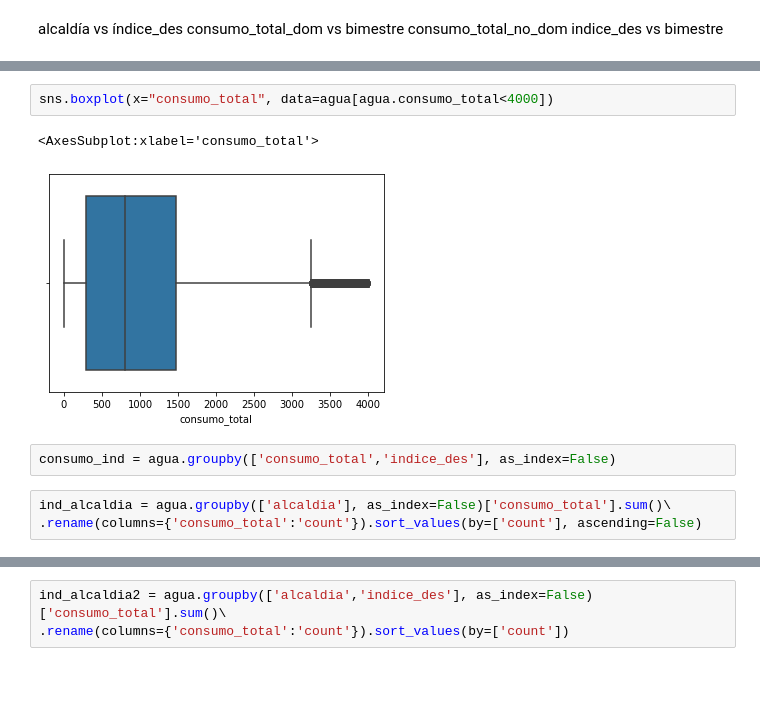
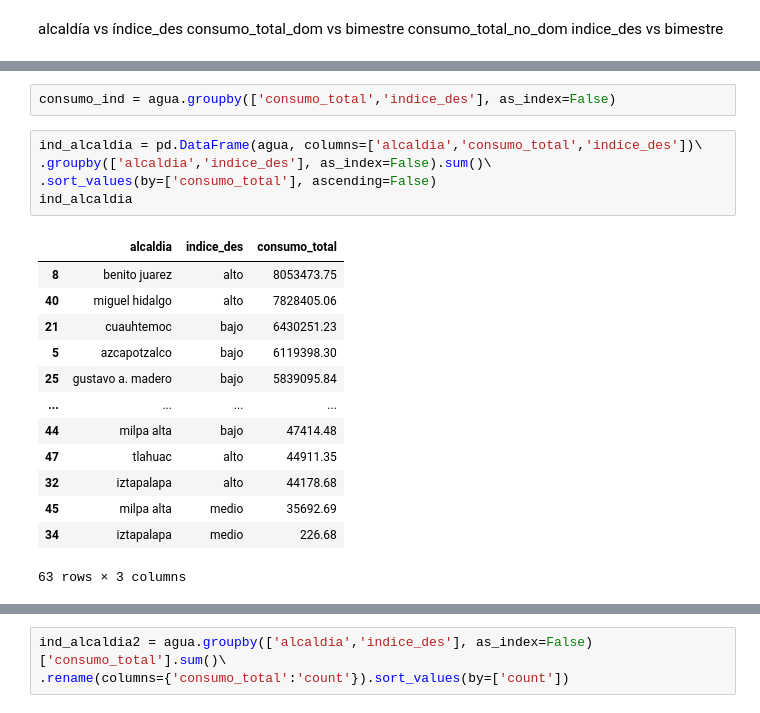
Before and after one commit to ElenaVillano/eda_geda_conagua, a Jupyter notebook: GEDA_Yus.ipynb, the cells around one changed output, grey strips where cells are left out. Cells and saved outputs as stored; diff of their text form; blank space fills up the shorter version.

```diff
--- a/GEDA_Yus.ipynb
+++ b/GEDA_Yus.ipynb
@@ -49,10 +27,21 @@ agua.shape[1]
-# %%
-sns.boxplot(x="consumo_total", data=agua[agua.consumo_total<4000])
-# %% [output]
-<AxesSubplot:xlabel='consumo_total'>
-[figure, removed]
 # %%
 consumo_ind = agua.groupby(['consumo_total','indice_des'], as_index=False)
 # %%
-ind_alcaldia = agua.groupby(['alcaldia'], as_index=False)['consumo_total'].sum()\
-.rename(columns={'consumo_total':'count'}).sort_values(by=['count'], ascending=False)
+ind_alcaldia = pd.DataFrame(agua, columns=['alcaldia','consumo_total','indice_des'])\
+.groupby(['alcaldia','indice_des'], as_index=False).sum()\
+.sort_values(by=['consumo_total'], ascending=False)
+ind_alcaldia
+# %% [output]
+|  | alcaldia | indice_des | consumo_total |
+| 8 | benito juarez | alto | 8053473.75 |
+| 40 | miguel hidalgo | alto | 7828405.06 |
+| 21 | cuauhtemoc | bajo | 6430251.23 |
+| 5 | azcapotzalco | bajo | 6119398.30 |
+| 25 | gustavo a. madero | bajo | 5839095.84 |
+| ... | ... | ... | ... |
+| 44 | milpa alta | bajo | 47414.48 |
+| 47 | tlahuac | alto | 44911.35 |
+| 32 | iztapalapa | alto | 44178.68 |
+| 45 | milpa alta | medio | 35692.69 |
+| 34 | iztapalapa | medio | 226.68 |
+63 rows × 3 columns
```
Also changed, not shown: parts of 7 cells of this notebook.
